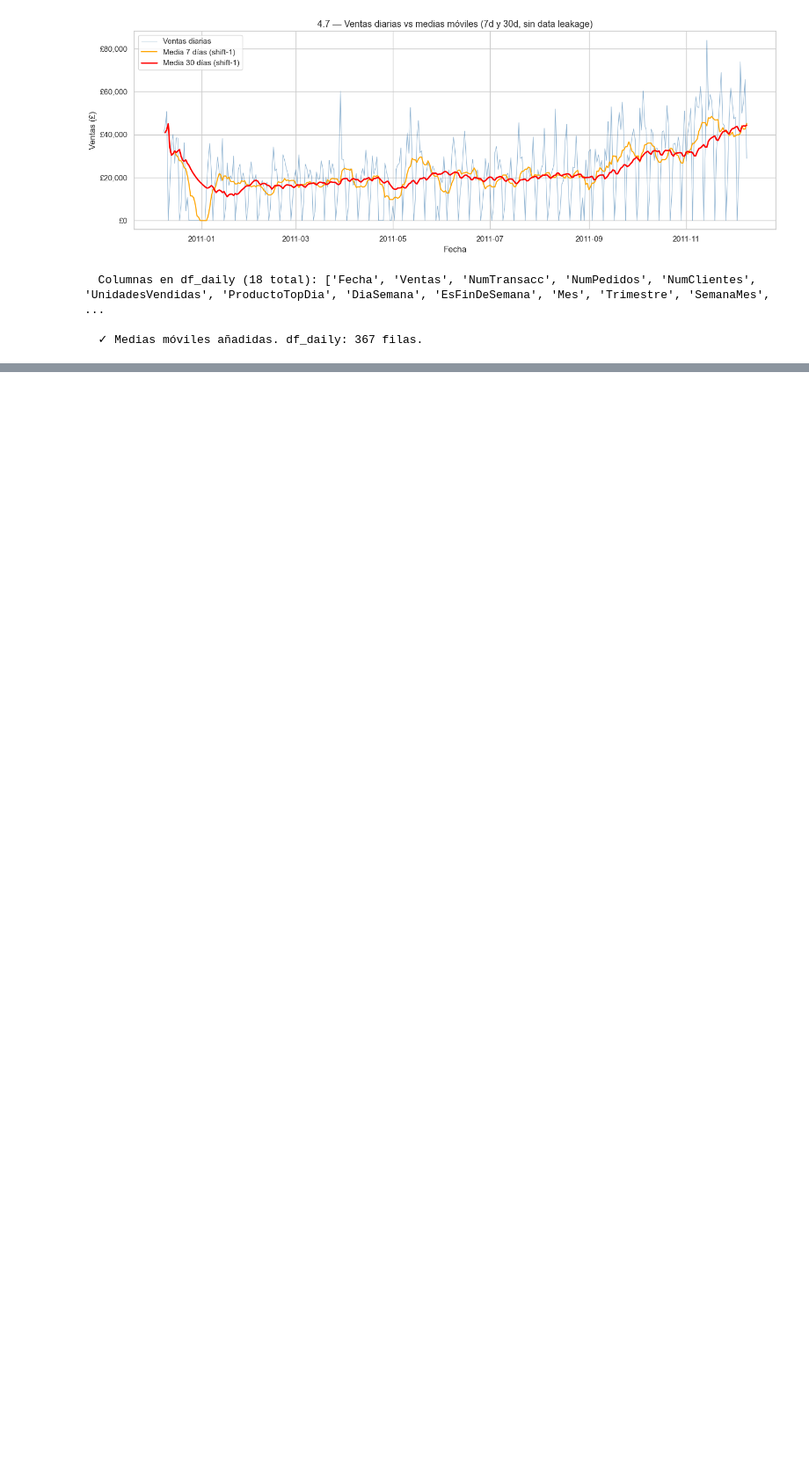
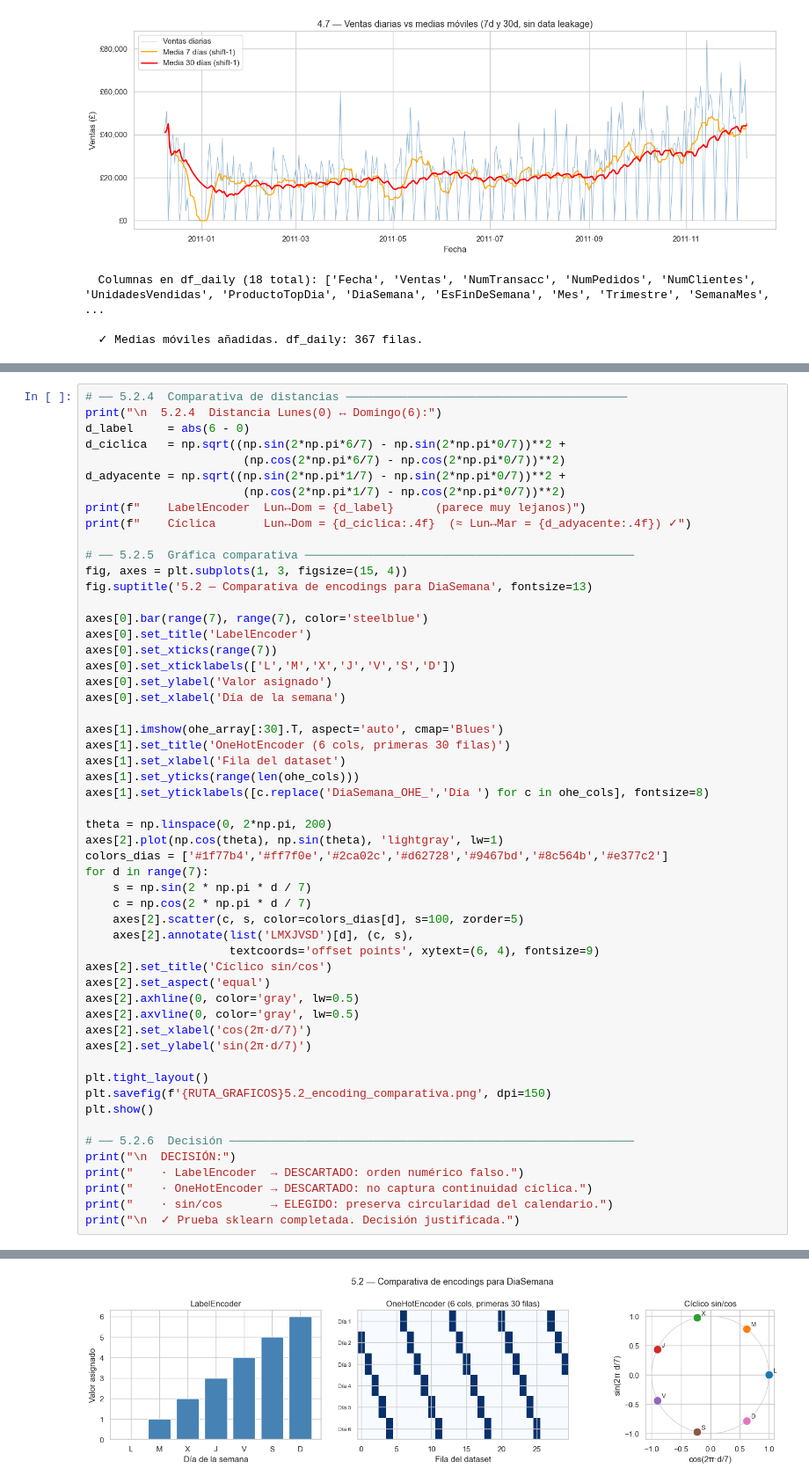
Before and after one commit to ravel01106/proyecto-master-ia-big-data, a Jupyter notebook: notebooks/regression_proyect/preprocesing/preprocesing_data.ipynb, the cells around one changed output, grey strips where cells are left out. Shown at 88% size. Drawn from its saved outputs; the diff is of its cells as text; blank space fills up the shorter version.

```diff
--- a/notebooks/regression_proyect/preprocesing/preprocesing_data.ipynb
+++ b/notebooks/regression_proyect/preprocesing/preprocesing_data.ipynb
@@ -1025,0 +1227,55 @@ display(df_train.head())
+# %%
+# ── 5.2.4  Comparativa de distancias ─────────────────────────────────────────
+print("\n  5.2.4  Distancia Lunes(0) ↔ Domingo(6):")
+d_label     = abs(6 - 0)
+d_ciclica   = np.sqrt((np.sin(2*np.pi*6/7) - np.sin(2*np.pi*0/7))**2 +
+                       (np.cos(2*np.pi*6/7) - np.cos(2*np.pi*0/7))**2)
+d_adyacente = np.sqrt((np.sin(2*np.pi*1/7) - np.sin(2*np.pi*0/7))**2 +
+                       (np.cos(2*np.pi*1/7) - np.cos(2*np.pi*0/7))**2)
+print(f"    LabelEncoder  Lun↔Dom = {d_label}      (parece muy lejanos)")
+print(f"    Cíclica       Lun↔Dom = {d_ciclica:.4f}  (≈ Lun↔Mar = {d_adyacente:.4f}) ✓")
+
+# ── 5.2.5  Gráfica comparativa ────────────────────────────────────────────────
+fig, axes = plt.subplots(1, 3, figsize=(15, 4))
+fig.suptitle('5.2 — Comparativa de encodings para DiaSemana', fontsize=13)
+
+axes[0].bar(range(7), range(7), color='steelblue')
+axes[0].set_title('LabelEncoder')
+axes[0].set_xticks(range(7))
+axes[0].set_xticklabels(['L','M','X','J','V','S','D'])
+axes[0].set_ylabel('Valor asignado')
+axes[0].set_xlabel('Día de la semana')
+
+axes[1].imshow(ohe_array[:30].T, aspect='auto', cmap='Blues')
+axes[1].set_title('OneHotEncoder (6 cols, primeras 30 filas)')
+axes[1].set_xlabel('Fila del dataset')
+axes[1].set_yticks(range(len(ohe_cols)))
+axes[1].set_yticklabels([c.replace('DiaSemana_OHE_','Día ') for c in ohe_cols], fontsize=8)
+
+theta = np.linspace(0, 2*np.pi, 200)
+axes[2].plot(np.cos(theta), np.sin(theta), 'lightgray', lw=1)
+colors_dias = ['#1f77b4','#ff7f0e','#2ca02c','#d62728','#9467bd','#8c564b','#e377c2']
+for d in range(7):
+    s = np.sin(2 * np.pi * d / 7)
+    c = np.cos(2 * np.pi * d / 7)
+    axes[2].scatter(c, s, color=colors_dias[d], s=100, zorder=5)
+    axes[2].annotate(list('LMXJVSD')[d], (c, s),
+                     textcoords='offset points', xytext=(6, 4), fontsize=9)
+axes[2].set_title('Cíclico sin/cos')
+axes[2].set_aspect('equal')
+axes[2].axhline(0, color='gray', lw=0.5)
+axes[2].axvline(0, color='gray', lw=0.5)
+axes[2].set_xlabel('cos(2π·d/7)')
+axes[2].set_ylabel('sin(2π·d/7)')
+
+plt.tight_layout()
+plt.savefig(f'{RUTA_GRAFICOS}5.2_encoding_comparativa.png', dpi=150)
+plt.show()
+
+# ── 5.2.6  Decisión ───────────────────────────────────────────────────────────
+print("\n  DECISIÓN:")
+print("    · LabelEncoder  → DESCARTADO: orden numérico falso.")
+print("    · OneHotEncoder → DESCARTADO: no captura continuidad cíclica.")
+print("    · sin/cos       → ELEGIDO: preserva circularidad del calendario.")
+print("\n  ✓ Prueba sklearn completada. Decisión justificada.")
+# %% [output]
@@ -1025,0 +1285 @@ display(df_train.head())
+[figure, added]
```
Also changed, not shown: parts of 26 cells of this notebook, 3 other files.
